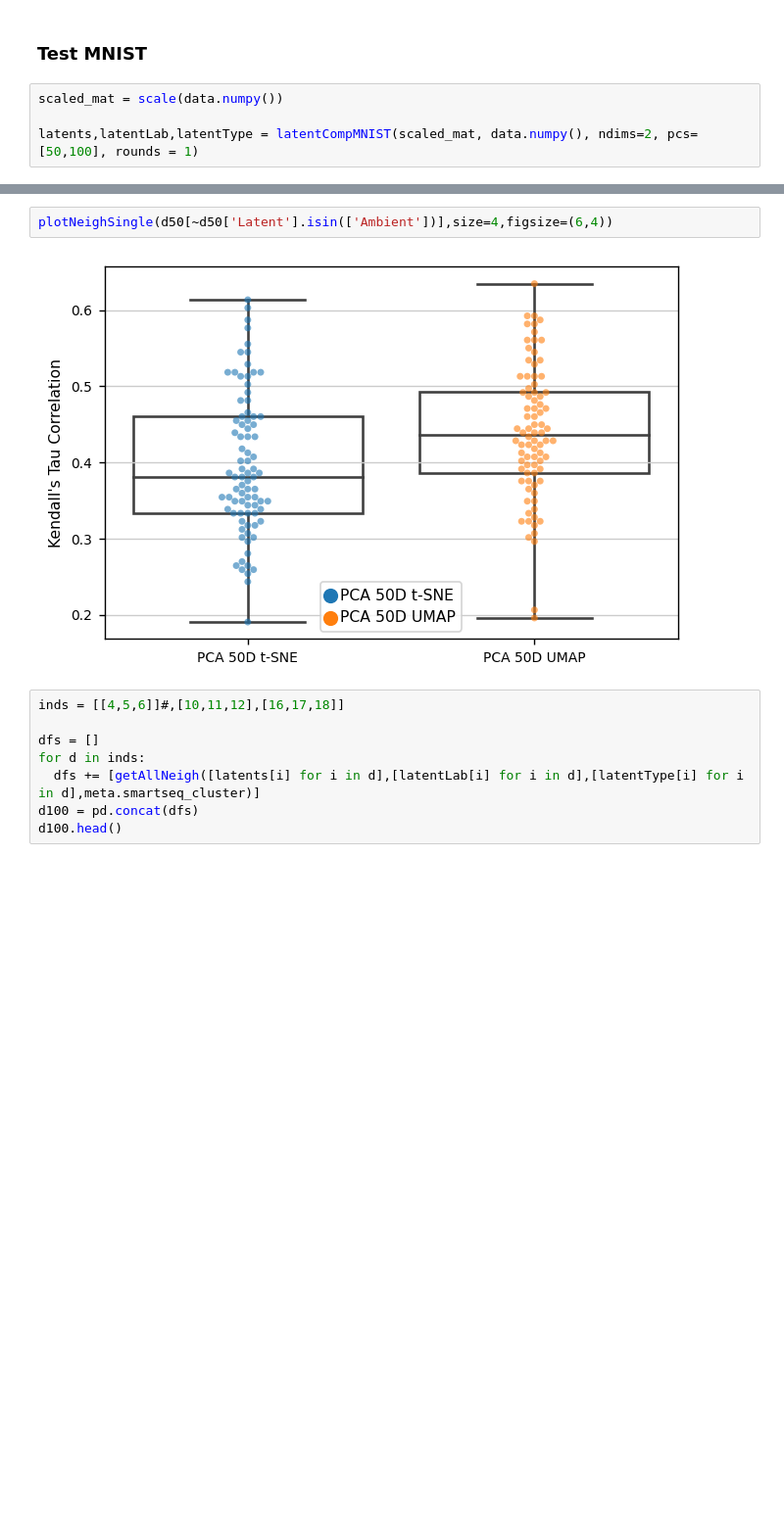
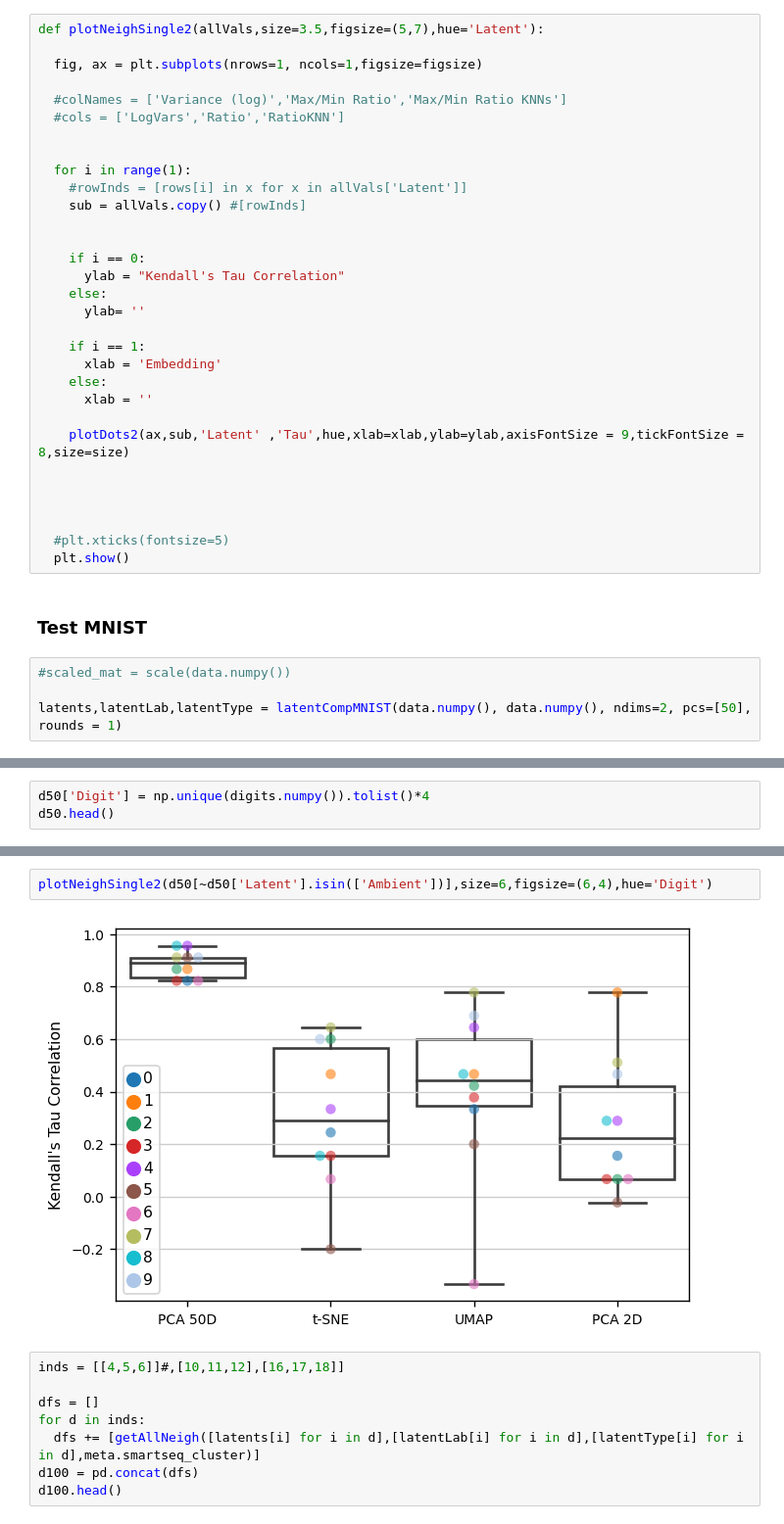
Before and after one commit to pachterlab/CBP_2021, a Jupyter notebook: notebooks/allInterIntraDistortions.ipynb, the cells around one changed output, grey strips where cells are left out. Shown at 98% size. Drawn from its saved outputs; the diff is of its cells as text; blank space fills up the shorter version.

Commit message:
add MNIST intra

```diff
--- a/notebooks/allInterIntraDistortions.ipynb
+++ b/notebooks/allInterIntraDistortions.ipynb
@@ -550,9 +636,40 @@ def plotNeighSingle(allVals,size=3.5,figsize=(5,7)):
 
   #plt.xticks(fontsize=5)
   plt.show()
+# %%
+def plotNeighSingle2(allVals,size=3.5,figsize=(5,7),hue='Latent'):
+
+  fig, ax = plt.subplots(nrows=1, ncols=1,figsize=figsize)
+
+  #colNames = ['Variance (log)','Max/Min Ratio','Max/Min Ratio KNNs']
+  #cols = ['LogVars','Ratio','RatioKNN']
+
+
+  for i in range(1):
+    #rowInds = [rows[i] in x for x in allVals['Latent']]
+    sub = allVals.copy() #[rowInds]
+
+
+    if i == 0:
+      ylab = "Kendall's Tau Correlation"
+    else:
+      ylab= ''
+
+    if i == 1:
+      xlab = 'Embedding'
+    else:
+      xlab = ''
+
+    plotDots2(ax,sub,'Latent' ,'Tau',hue,xlab=xlab,ylab=ylab,axisFontSize = 9,tickFontSize = 8,size=size)
+
+
+
+
+  #plt.xticks(fontsize=5)
+  plt.show()
 # %% [markdown]
 ### **Test MNIST**
 # %%
-scaled_mat = scale(data.numpy())
+#scaled_mat = scale(data.numpy())
 
-latents,latentLab,latentType = latentCompMNIST(scaled_mat, data.numpy(), ndims=2, pcs=[50,100], rounds = 1)
+latents,latentLab,latentType = latentCompMNIST(data.numpy(), data.numpy(), ndims=2, pcs=[50], rounds = 1)
@@ -580,0 +727,3 @@ sns.heatmap()
+# %%
+d50['Digit'] = np.unique(digits.numpy()).tolist()*4
+d50.head()
@@ -581,7 +737,7 @@ sns.heatmap()
 # %%
-plotNeighSingle(d50[~d50['Latent'].isin(['Ambient'])],size=4,figsize=(6,4))
+plotNeighSingle2(d50[~d50['Latent'].isin(['Ambient'])],size=6,figsize=(6,4),hue='Digit')
 # %% [output]
-[figure, old version]
+[figure, new version]
 # %%
 inds = [[4,5,6]]#,[10,11,12],[16,17,18]]
 
```
Also changed, not shown: parts of 16 cells of this notebook.
